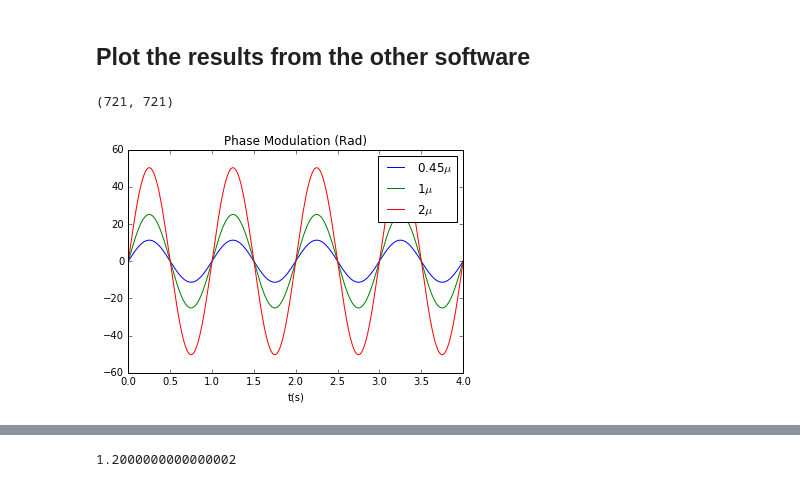
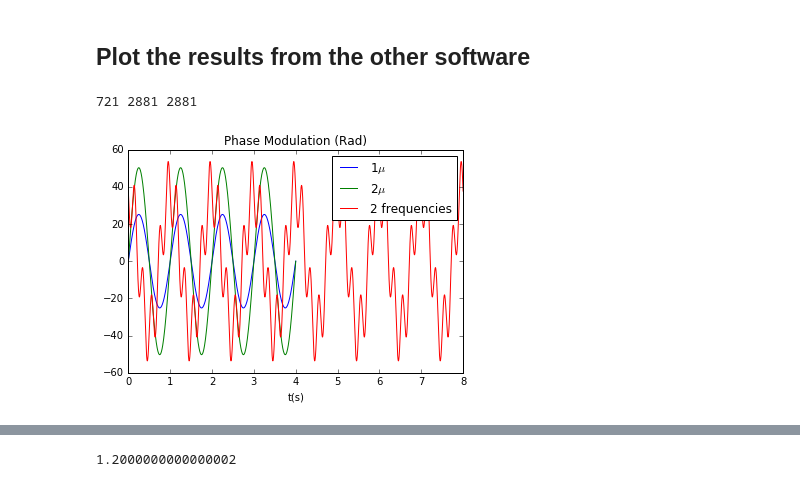
Before and after one commit to josesoyo/Ray-Tracing, a Jupyter notebook: notebooks/FourierTest.ipynb, the cells around one changed output, grey strips where cells are left out. Cells and saved outputs as stored; diff of their text form; code cells hidden in the pictures.

```diff
--- a/notebooks/FourierTest.ipynb
+++ b/notebooks/FourierTest.ipynb
@@ -121,23 +17,26 @@ b1 = [(i-np.pi)%(2*np.pi)-np.pi for i in a1]
 # %%
 # Read the file from a text
-a = np.loadtxt("Vibration_045mu.txt")
+#a = np.loadtxt("Vibration_045mu.txt")
 a1 = np.loadtxt("Vibration_1mu.txt")
 a2 = np.loadtxt("Vibration_2mu.txt")
+am = np.loadtxt("Vibration_2freq.txt")
+tm = np.arange(0,8+1/360,1/360)
 t = np.arange(0,4+1/180,1/180)
-
-plt.plot(t,a, label="0.45$\mu$")
+print(len(t), len(am), len(tm))
+#plt.plot(t,a, label="0.45$\mu$")
 plt.plot(t,a1, label="1$\mu$")
 plt.plot(t,a2, label="2$\mu$")
+plt.plot(tm,am, label="2 frequencies")
 plt.legend()
 plt.xlabel('t(s)')
 plt.title('Phase Modulation (Rad)')
 #plt.show()
 plt.savefig('PhaseModulation.png')
 
-len(t) , len(a)
+#len(t) , len(a)
 # %% [output]
-(721, 721)
+721 2881 2881
-[figure, old version]
+[figure, new version]
 # %%
 max(a)/np.pi , max(a1)/np.pi
 # %% [output]
```
Also changed, not shown: parts of 32 cells of this notebook, 20 other files.
